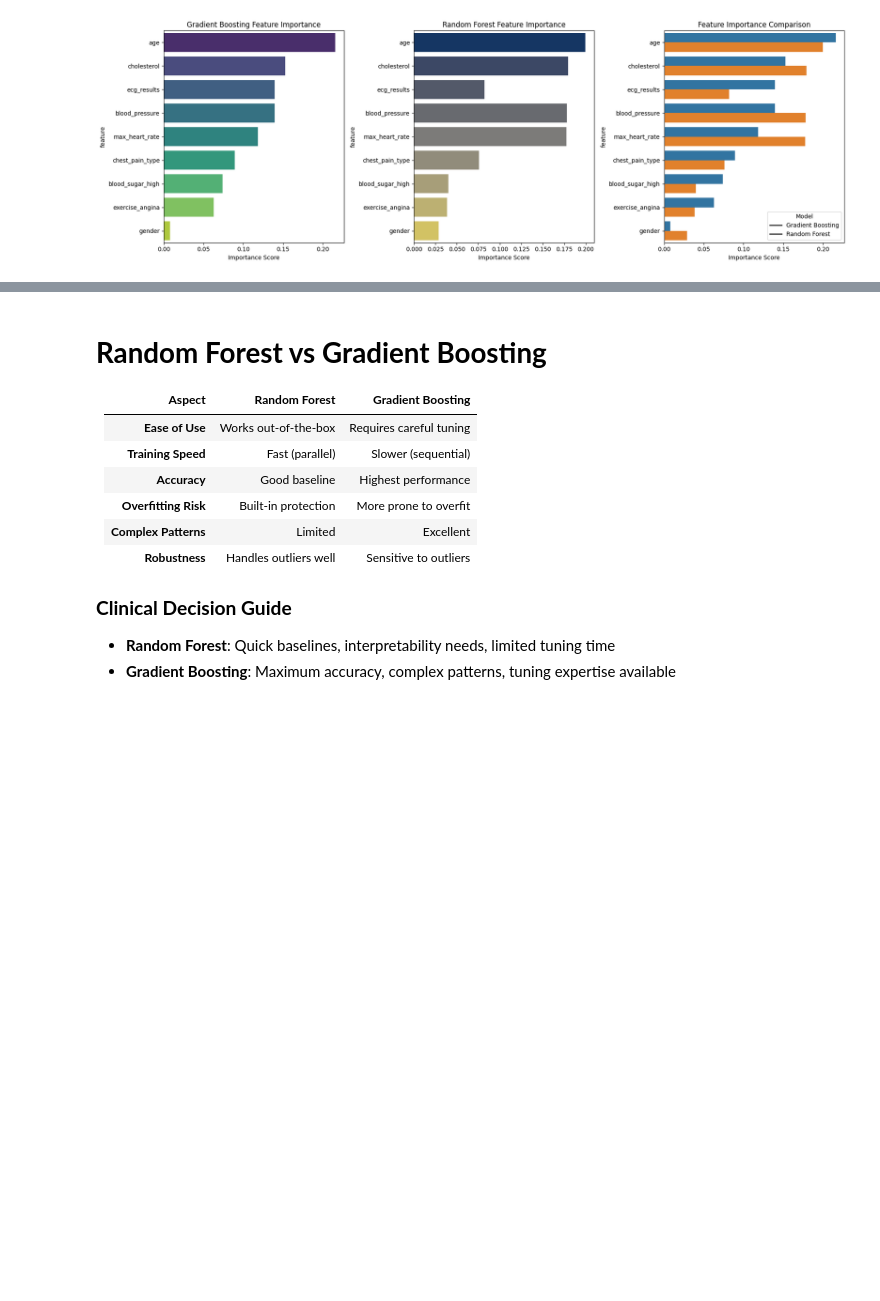
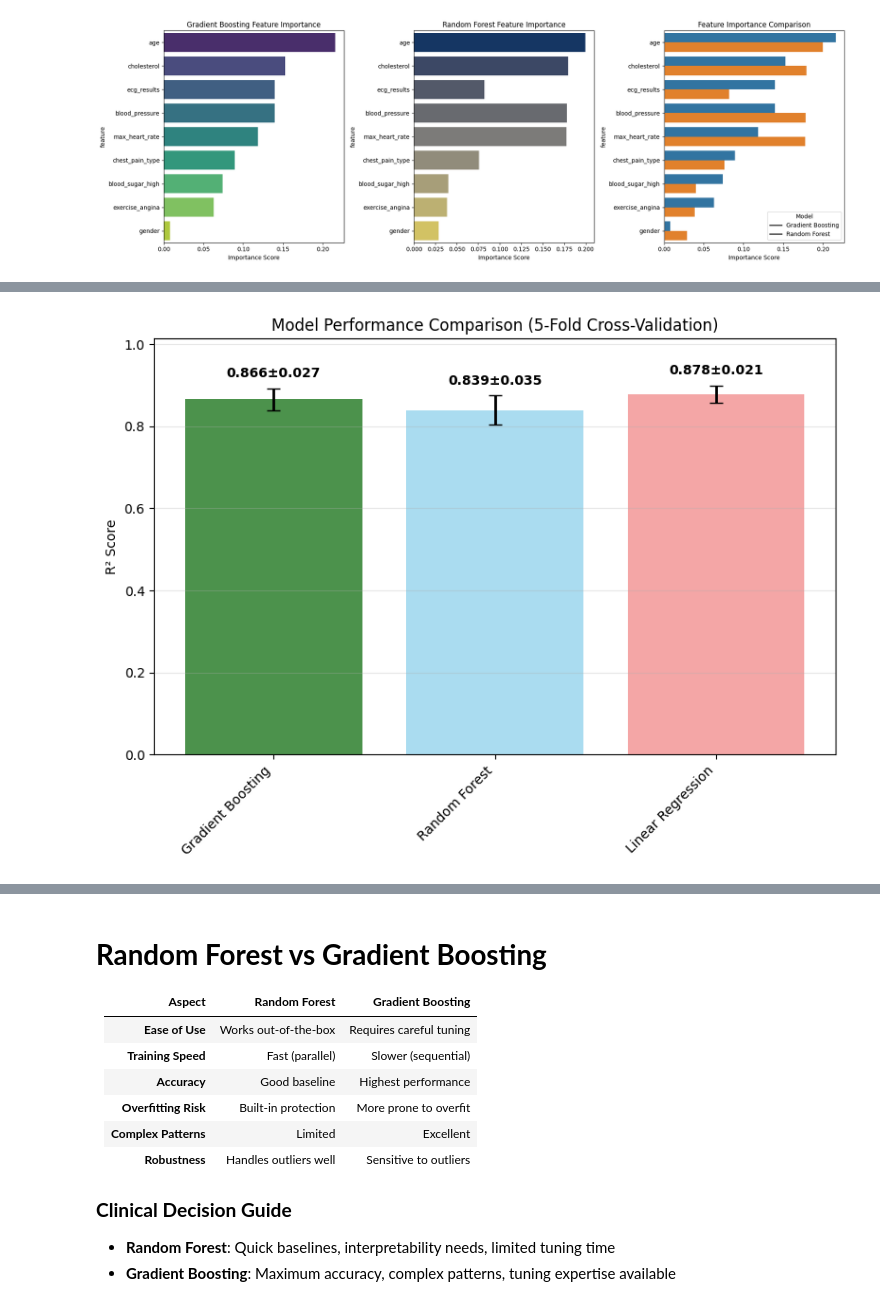
Before and after one commit to Jamoser123/PNR_Advanced_DataScience, a Jupyter notebook: 5_Decision_Trees_Random_Forest/HandsOn_Decision_Trees.ipynb, the cells around one changed output, grey strips where cells are left out. Cells and saved outputs as stored; diff of their text form; code cells hidden in the pictures; blank space fills up the shorter version.

Commit message:
Updated Decision Tree with regression example

```diff
--- a/5_Decision_Trees_Random_Forest/HandsOn_Decision_Trees.ipynb
+++ b/5_Decision_Trees_Random_Forest/HandsOn_Decision_Trees.ipynb
@@ -766,0 +789,2 @@ plt.show()
+# %%
+df = pd.read_csv('cardiovascular_risk_prediction.csv')
@@ -766,0 +819,76 @@ plt.show()
+# %%
+# Initialize regression models for cardiovascular risk prediction
+from sklearn.ensemble import GradientBoostingRegressor, RandomForestRegressor
+from sklearn.linear_model import LinearRegression
+from sklearn.metrics import mean_squared_error, r2_score
+from sklearn.model_selection import train_test_split, cross_val_score
+import numpy as np
+
+# Prepare features and target
+X = df[['age', 'bmi', 'systolic_bp', 'exercise_hours', 'sleep_hours']]
+y = df['cardiovascular_risk']
+
+# Split the data
+X_train, X_test, y_train, y_test = train_test_split(X, y, test_size=0.2, random_state=42)
+
+# Initialize regression models
+models = {
+    'Gradient Boosting': GradientBoostingRegressor(
+        n_estimators=100,
+        learning_rate=0.1,
+        random_state=42
+    ),
+    'Random Forest': RandomForestRegressor(
+        n_estimators=100,
+        random_state=42,
+        n_jobs=-1
+    ),
+    'Linear Regression': LinearRegression()
+}
+
+# Perform cross-validation and collect results
+cv_results = {}
+
+for name, model in models.items():
+    # 5-fold cross-validation
+    cv_scores = cross_val_score(model, X_train, y_train, cv=5, scoring='r2')
+
+    cv_results[name] = {
+        'mean_r2': cv_scores.mean(),
+        'std_r2': cv_scores.std(),
+        'min_r2': cv_scores.min(),
+        'max_r2': cv_scores.max(),
+        'scores': cv_scores
+    }
+
+    print(f"{name}:")
+    print(f"  Mean R² Score: {cv_scores.mean():.4f} (±{cv_scores.std():.4f})")
+    print(f"  Range: [{cv_scores.min():.4f}, {cv_scores.max():.4f}]")
+    print()
+
+# Visualize cross-validation results
+plt.figure(figsize=(8, 6))
+
+names = list(cv_results.keys())
+mean_scores = [cv_results[name]['mean_r2'] for name in names]
+std_scores = [cv_results[name]['std_r2'] for name in names]
+colors = ['darkgreen', 'skyblue', 'lightcoral']
+
+# Create bar plot with error bars
+bars = plt.bar(range(len(names)), mean_scores, yerr=std_scores,
+               color=colors, alpha=0.7, capsize=5, error_kw={'elinewidth': 2})
+
+plt.xticks(range(len(names)), names, rotation=45, ha='right')
+plt.ylabel('R² Score')
+plt.title('Model Performance Comparison (5-Fold Cross-Validation)')
+plt.ylim(0, max(mean_scores) + max(std_scores) + 0.1)
+plt.grid(True, alpha=0.3, axis='y')
+
+# Add value labels on bars
+for i, (bar, mean_r2, std_r2) in enumerate(zip(bars, mean_scores, std_scores)):
+    plt.text(bar.get_x() + bar.get_width()/2, bar.get_height() + std_r2 + 0.02,
+            f'{mean_r2:.3f}±{std_r2:.3f}', ha='center', va='bottom', fontweight='bold')
+
+plt.tight_layout()
+plt.show()
+# %% [output]
@@ -766,0 +906 @@ plt.show()
+[figure, added]
```
Also changed, not shown: parts of 16 cells of this notebook, 5 other files.
